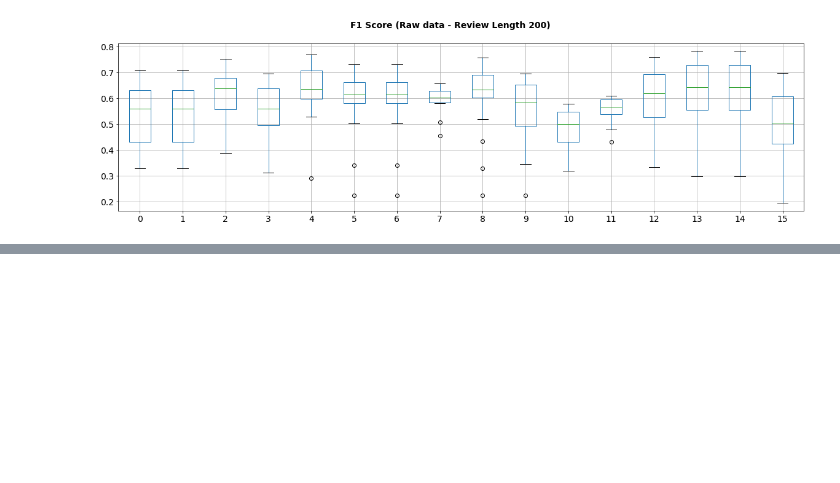
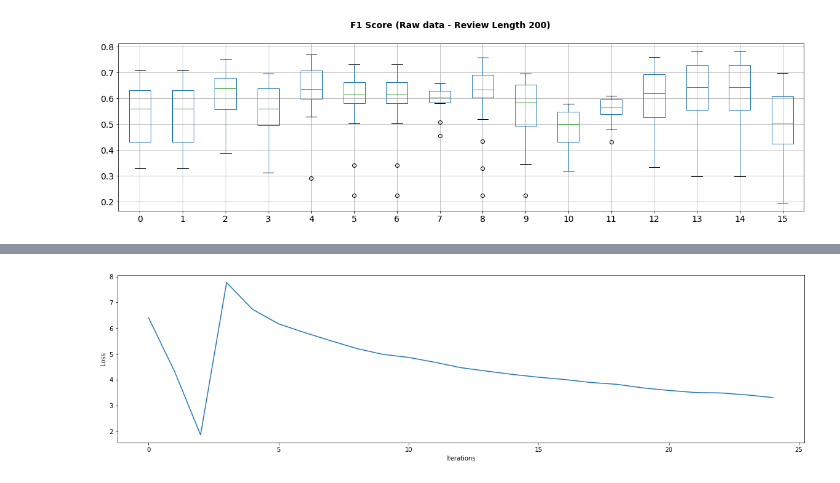
Before and after one commit to rmajumder/266finalproject, a Jupyter notebook: transcap-qb-2/format_results.ipynb, the cells around one changed output, grey strips where cells are left out. Cells and saved outputs as stored; diff of their text form; code cells hidden in the pictures; blank space fills up the shorter version.

```diff
--- a/transcap-qb-2/format_results.ipynb
+++ b/transcap-qb-2/format_results.ipynb
@@ -55,0 +85,4 @@ draw_boxplot(test_f1_score, 'F1 Score (Raw data - Review Length 200)')
+# %%
+draw_line_graph(train_loss[0], 'Loss', 'Iterations')
+# %% [output]
+[figure, added]
```
Also changed, not shown: parts of 7 cells of this notebook, 7 other files.
